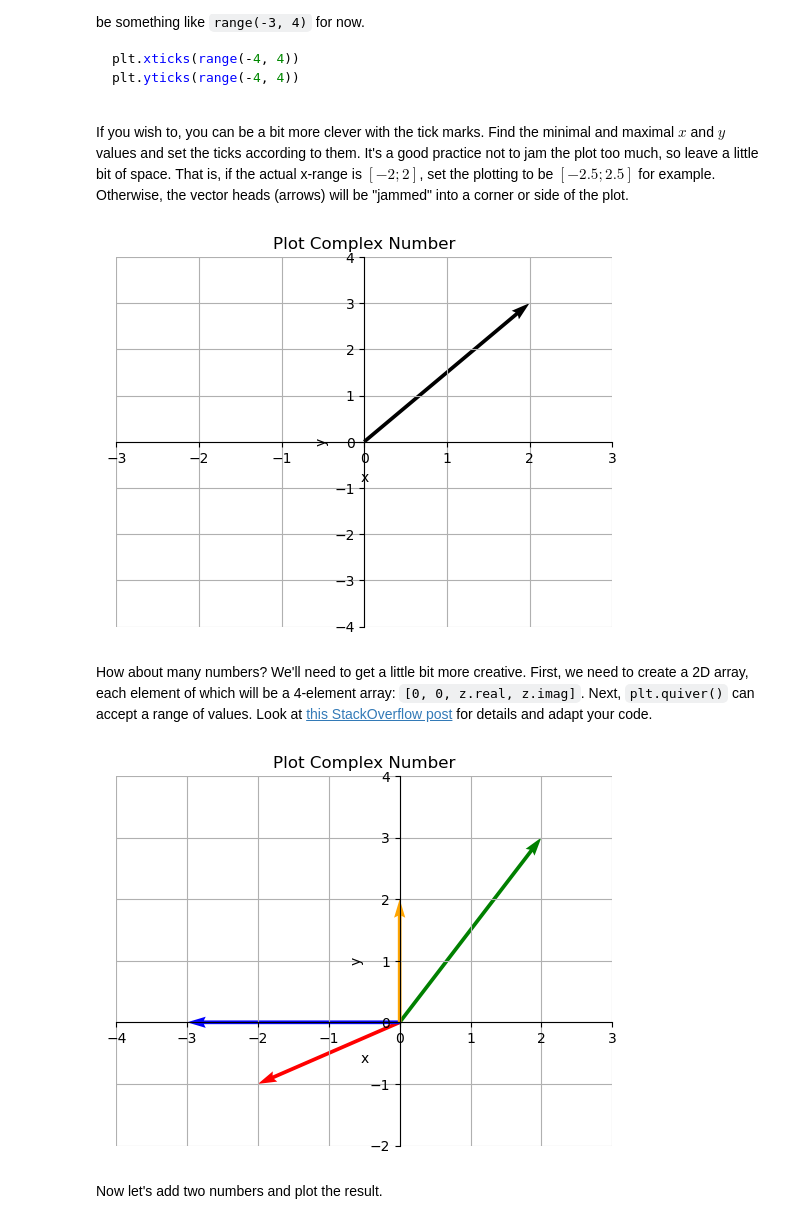
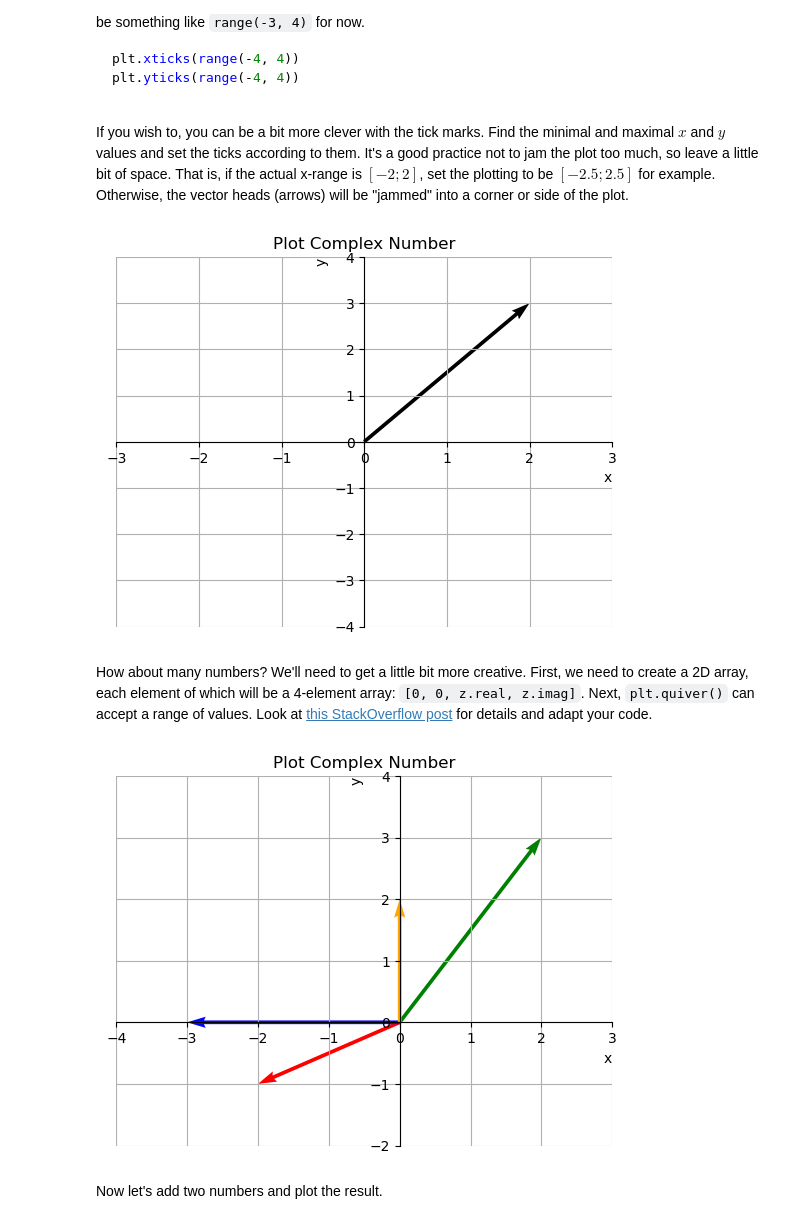
Before and after one commit to plamenborachev/Softuni-MathConceptsForDevelopers-March2024, a Jupyter notebook: 04.Basic-Algebra-Exercise/Basic Algebra Exercise.ipynb, the cells around one changed output. Drawn from its saved outputs; the diff is of its cells as text; code cells hidden in the pictures.

```diff
--- a/04.Basic-Algebra-Exercise/Basic Algebra Exercise.ipynb
+++ b/04.Basic-Algebra-Exercise/Basic Algebra Exercise.ipynb
@@ -249,32 +275,21 @@ If you wish to, you can be a bit more clever with the tick marks. Find the minim
 # %%
 def plot_complex_number(z):
     """
     Plots the complex number z as a radius vector in the 2D space
     """
     plt.quiver(0, 0, z.real, z.imag, angles = "xy", scale_units = "xy", scale = 1)
 
     # plt.xticks(range(-4, 4))
     # plt.yticks(range(-4, 4))
 
     plt.xticks(range(-int(z.real) - 1, int(z.real) + 2))
     plt.yticks(range(-int(z.imag) - 1, int(z.imag) + 2))
 
-    ax = plt.gca()
-    ax.spines["bottom"].set_position("zero")
-    ax.spines["left"].set_position("zero")
-    ax.spines["top"].set_visible(False)
-    ax.spines["right"].set_visible(False)
-
-    # plt.gca().set_aspect("equal")
-    plt.grid()
-
-    plt.xlabel("x")
-    plt.ylabel("y")
-    plt.title("Plot Complex Number")
+    default_plot("Plot Complex Number", False, True, False)
 
 plot_complex_number(2 + 3j)
 # %% [output]
-[figure, old version]
+[figure, new version]
 # %% [markdown]
 How about many numbers? We'll need to get a little bit more creative. First, we need to create a 2D array, each element of which will be a 4-element array: `[0, 0, z.real, z.imag]`. Next, `plt.quiver()` can accept a range of values. Look at [this StackOverflow post](https://stackoverflow.com/questions/12265234/how-to-plot-2d-math-vectors-with-matplotlib) for details and adapt your code.
 # %%
@@ -298,22 +313,11 @@ def plot_complex_numbers(numbers, colors):
     plt.xticks(range(np.min(U_int_list) - 1, np.max(U_int_list) + 2))
     plt.yticks(range(np.min(V_int_list) - 1, np.max(V_int_list) + 2))
 
-    ax = plt.gca()
-    ax.spines["bottom"].set_position("zero")
-    ax.spines["left"].set_position("zero")
-    ax.spines["top"].set_visible(False)
-    ax.spines["right"].set_visible(False)
-
-    # plt.gca().set_aspect("equal")
-    plt.grid()
-
-    plt.xlabel("x")
-    plt.ylabel("y")
-    plt.title("Plot Complex Number")
+    default_plot("Plot Complex Number", False, True, False)
 
 plot_complex_numbers([2 + 3j, -2 - 1j, -3, 2j], ["green", "red", "blue", "orange"])
 # %% [output]
-[figure, old version]
+[figure, new version]
 # %% [markdown]
 Now let's add two numbers and plot the result.
 # %%
```
Also changed, not shown: parts of 48 cells of this notebook, 2 other files.
